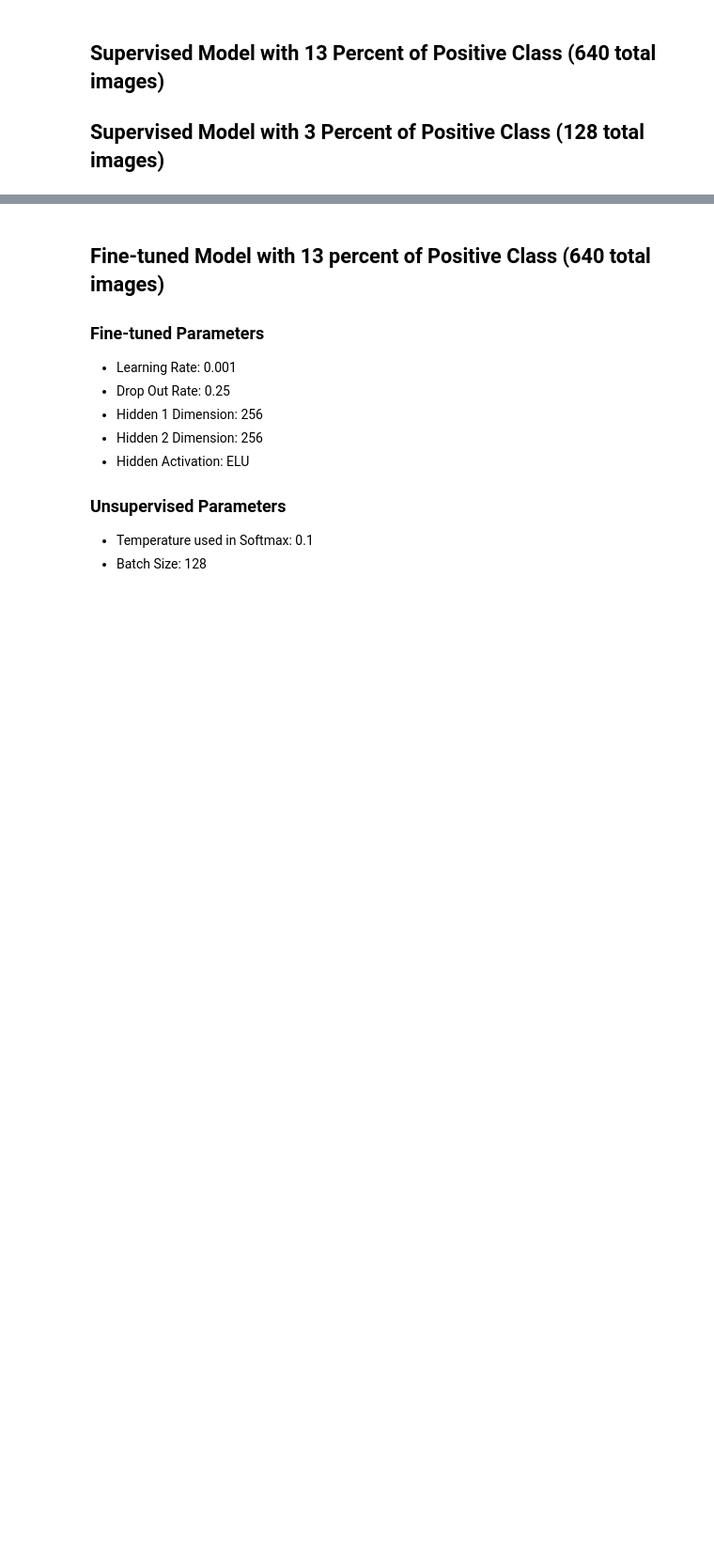
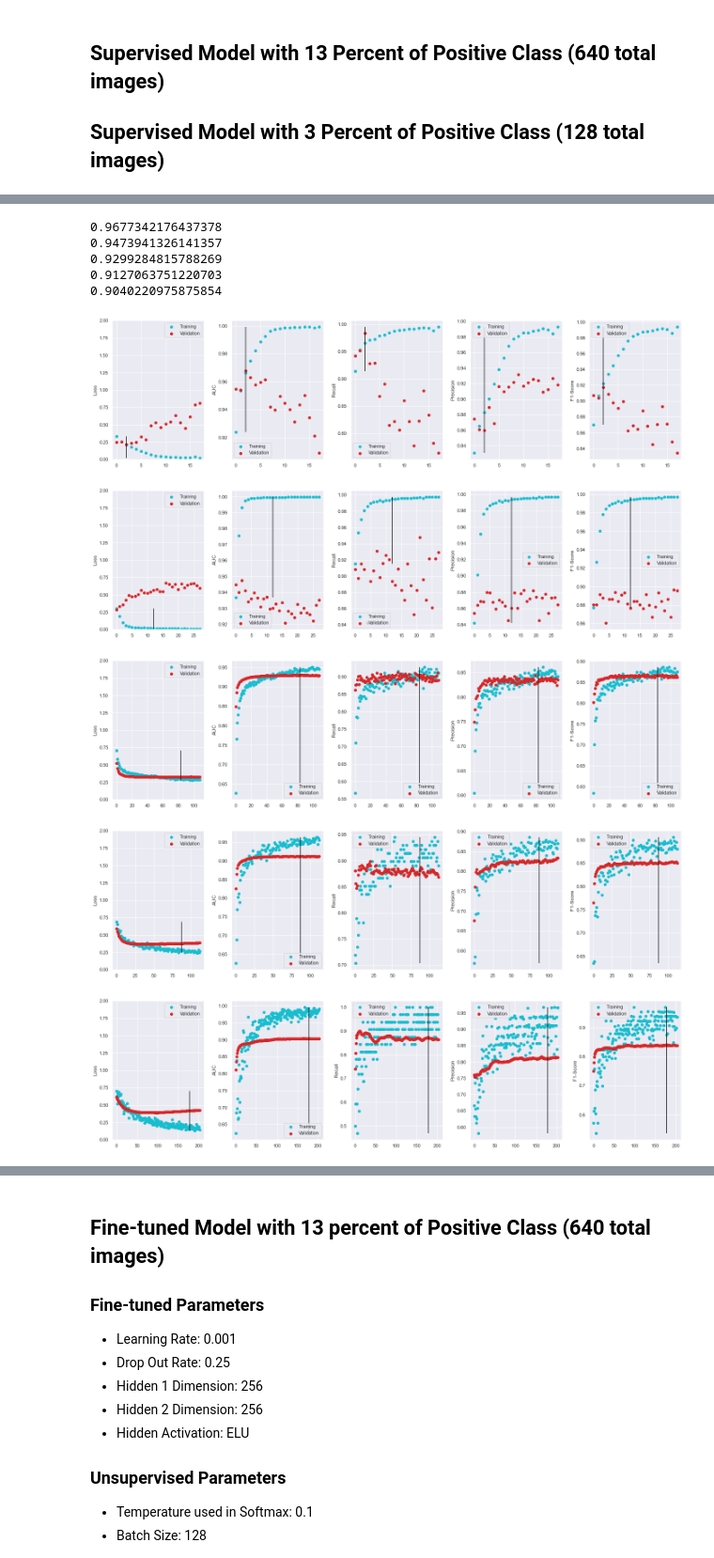
Before and after one commit to mariaauslander/capstone_fall20_irrigation, a Jupyter notebook: BigEarthData/epoch_metrics.ipynb, the cells around one changed output, grey strips where cells are left out. Shown at 94% size. Drawn from its saved outputs; the diff is of its cells as text; code cells hidden in the pictures; blank space fills up the shorter version.

```diff
--- a/BigEarthData/epoch_metrics.ipynb
+++ b/BigEarthData/epoch_metrics.ipynb
@@ -148,0 +183,26 @@ plot_metrics(pd.read_pickle(os.path.join(model_path, 'ResNet101V2_bl_3percent.pk
+# %%
+# Results with Upsampled Data - finetune whole network
+plot_metrics(pd.read_pickle(os.path.join(model_path, 'simclr_finetune_500percent_do50_lr0001_s50_t3_e100_t3_fullft.pkl')), early_stop=15)
+
+# Results with 100% Data - finetune whole network
+plot_metrics(pd.read_pickle(os.path.join(model_path, 'simclr_ft_100_do25_lr00001_100p_10e_fullft.pkl')), early_stop=15)
+
+# Results with 10% Data (1024) - Fine tune two layer MLP after two layers of PH in SIMCLR model
+plot_metrics(pd.read_pickle(os.path.join(model_path, 'FINAL_simclr_ft_100_do50_lr00005_10p_10e.pkl')), early_stop=25)
+
+# Results with 3% Data (256) - Fine tune two layer MLP after two layers of PH in SIMCLR model
+plot_metrics(pd.read_pickle(os.path.join(model_path, 'FINAL_simclr_ft_100_do50_lr00005_3p_10e.pkl')), early_stop=25)
+
+# Results with 1% Data (64) - Fine tune two layer MLP after two layers of PH in SIMCLR model
+plot_metrics(pd.read_pickle(os.path.join(model_path, 'FINAL_simclr_ft_100_do50_lr00005_1p_10e.pkl')), early_stop=25)
+# %% [output]
+0.9677342176437378
+0.9473941326141357
+0.9299284815788269
+0.9127063751220703
+0.9040220975875854
+[figure, added]
+[figure, added]
+[figure, added]
+[figure, added]
+[figure, added]
```
Also changed, not shown: parts of 38 cells of this notebook, 10 other files.
